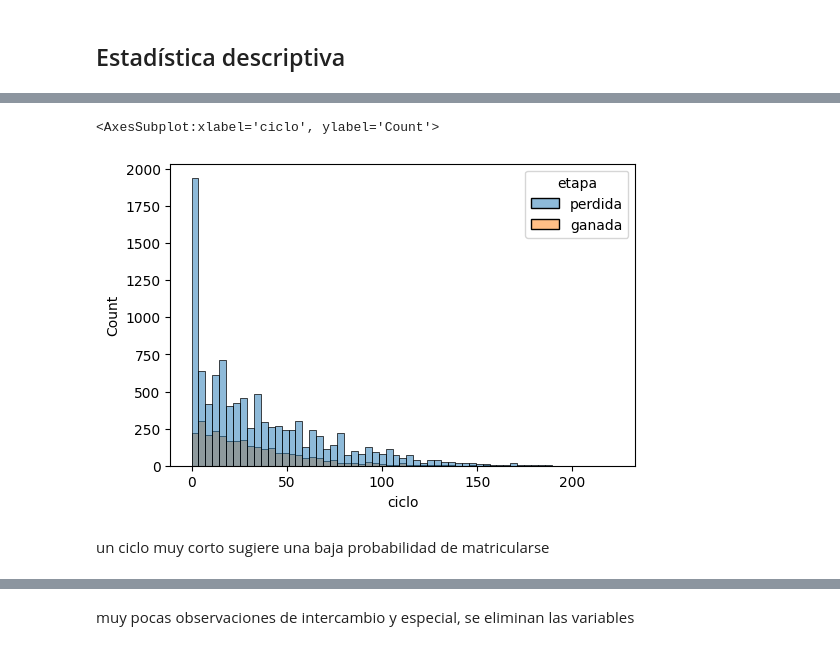
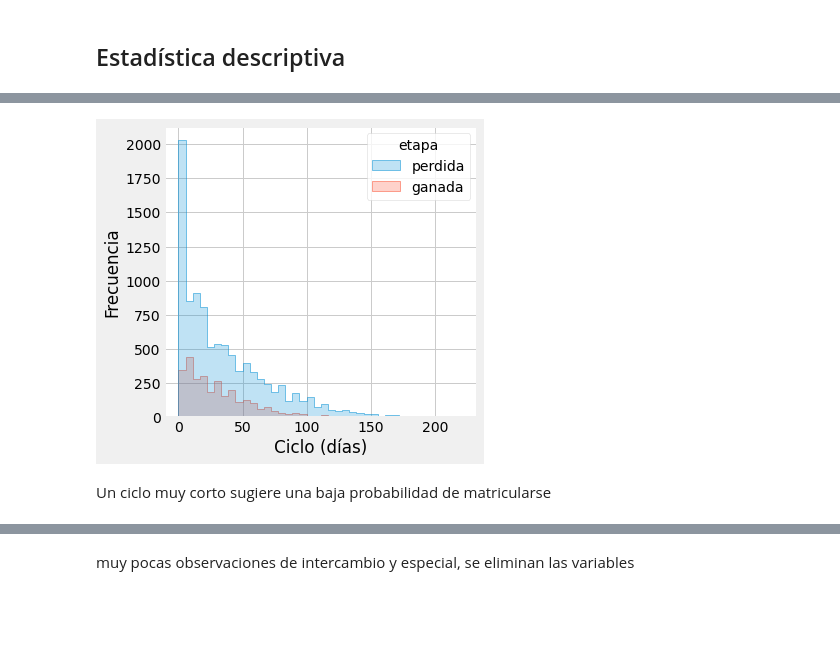
Before and after one commit to alejo-acosta/coding-dojo, a Jupyter notebook: 5proyecto-alumnos/alumnos.ipynb, the cells around one changed output, grey strips where cells are left out. Cells and saved outputs as stored; diff of their text form; code cells hidden in the pictures; blank space fills up the shorter version.

```diff
--- a/5proyecto-alumnos/alumnos.ipynb
+++ b/5proyecto-alumnos/alumnos.ipynb
@@ -102,7 +163,11 @@ df.doc.mean()
-# %%
-sns.histplot(data=df, x='ciclo', hue='etapa')
-# %% [output]
-<AxesSubplot:xlabel='ciclo', ylabel='Count'>
-[figure, removed]
+# %%
+plt.figure(figsize=(5,5))
+sns.histplot(data=df, x='ciclo', hue='etapa', bins=40, element='step')
+plt.xlabel('Ciclo (días)')
+plt.ylabel('Frecuencia')
+plt.savefig('./images/ciclo-histograma.png', dpi=200, bbox_inches='tight')
+plt.show()
+# %% [output]
+[figure, added]
 # %% [markdown]
-un ciclo muy corto sugiere una baja probabilidad de matricularse
+Un ciclo muy corto sugiere una baja probabilidad de matricularse
```
Also changed, not shown: parts of 48 cells of this notebook, 34 other files.
